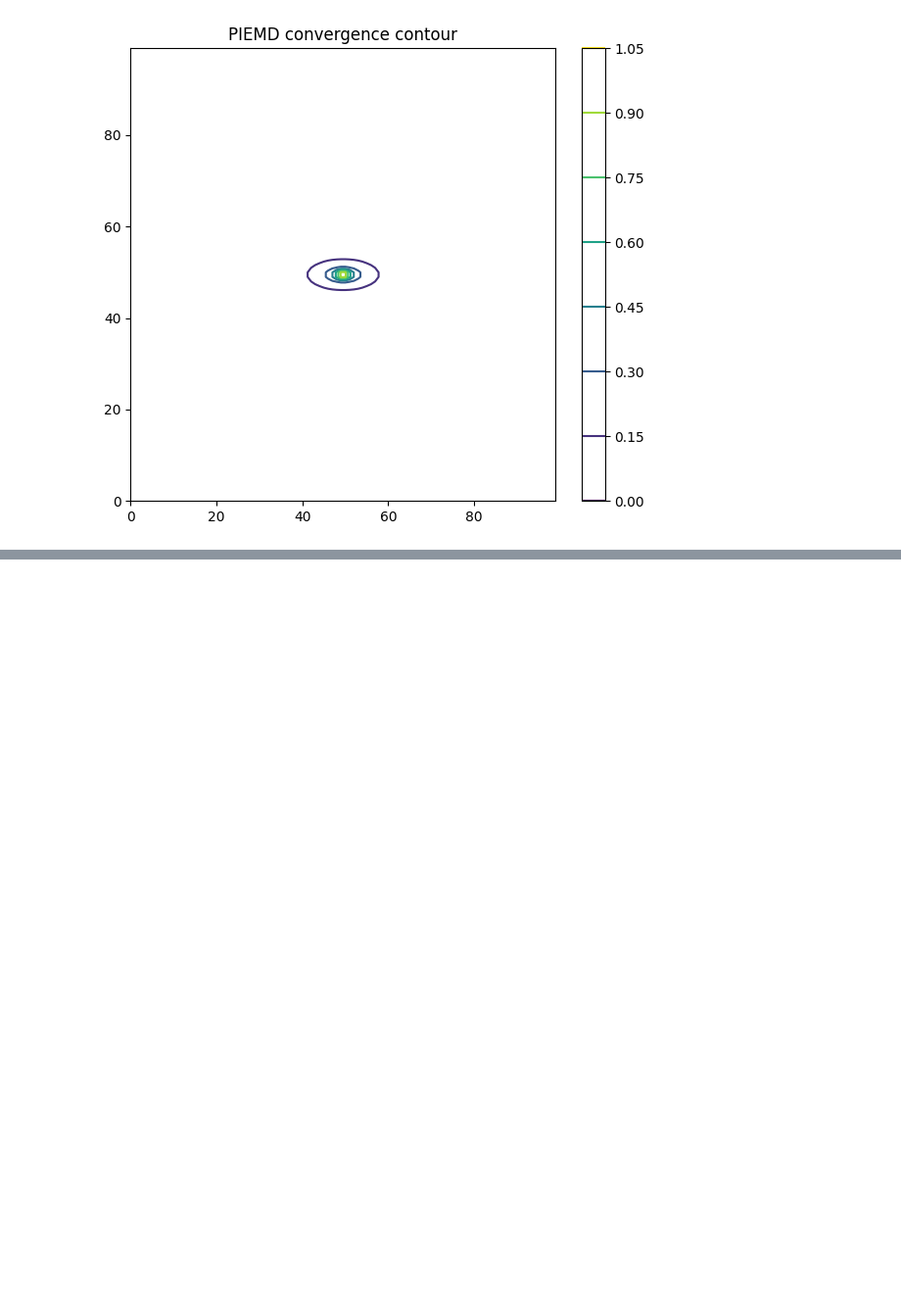
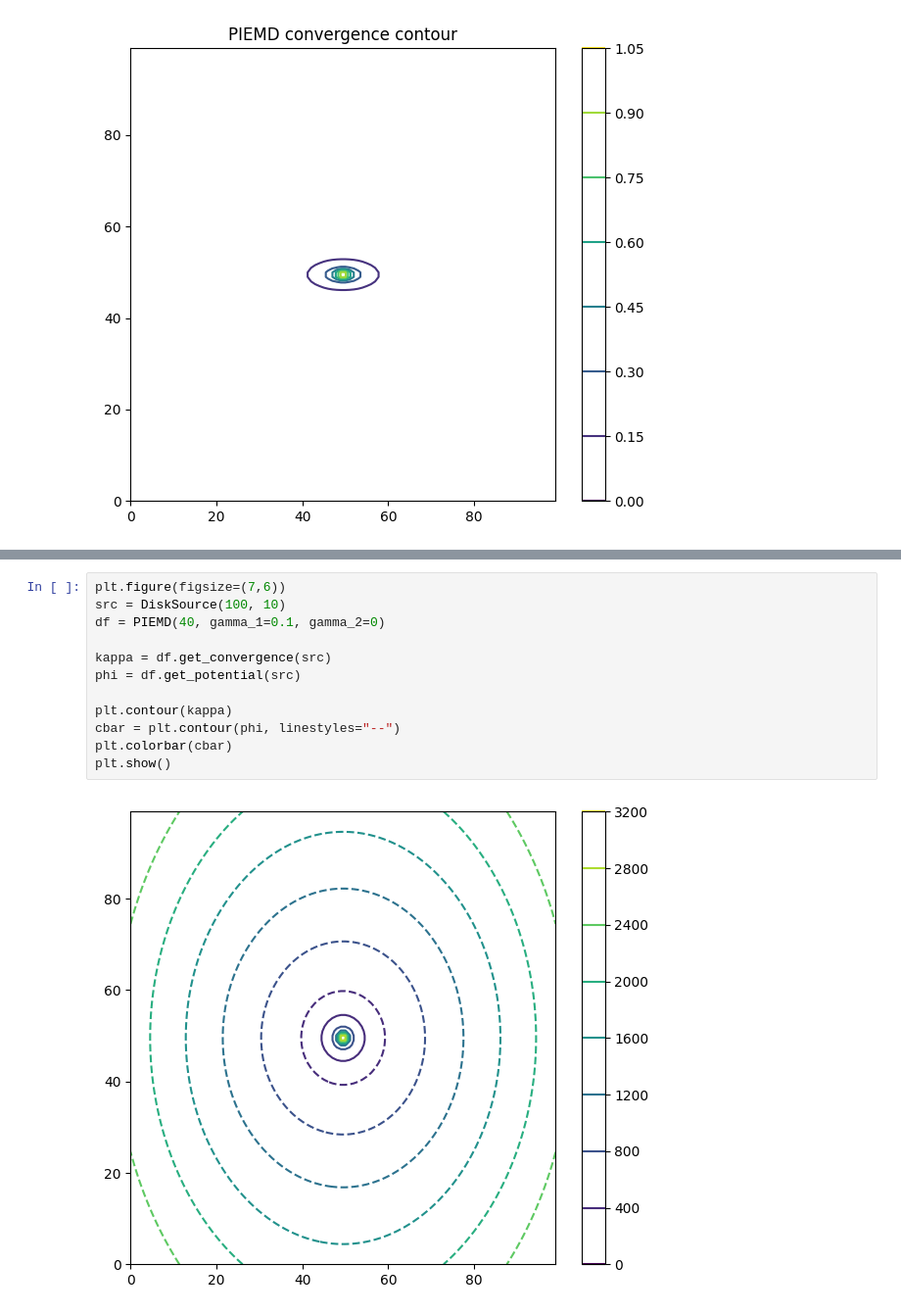
Before and after one commit to OliverRedhead/Gravitational-Lensing, a Jupyter notebook: wk1/PIEMD/piemd_testing.ipynb, the cells around one changed output, grey strips where cells are left out. Shown at 98% size. Saved outputs shown, nothing was run; the diff lists cells and outputs as text; blank space fills up the shorter version.

```diff
--- a/wk1/PIEMD/piemd_testing.ipynb
+++ b/wk1/PIEMD/piemd_testing.ipynb
@@ -38,0 +39,14 @@ plt.show()
+# %%
+plt.figure(figsize=(7,6))
+src = DiskSource(100, 10)
+df = PIEMD(40, gamma_1=0.1, gamma_2=0)
+
+kappa = df.get_convergence(src)
+phi = df.get_potential(src)
+
+plt.contour(kappa)
+cbar = plt.contour(phi, linestyles="--")
+plt.colorbar(cbar)
+plt.show()
+# %% [output]
+[figure, added]
```
Also changed, not shown: parts of 6 cells of this notebook, 1 other file.
